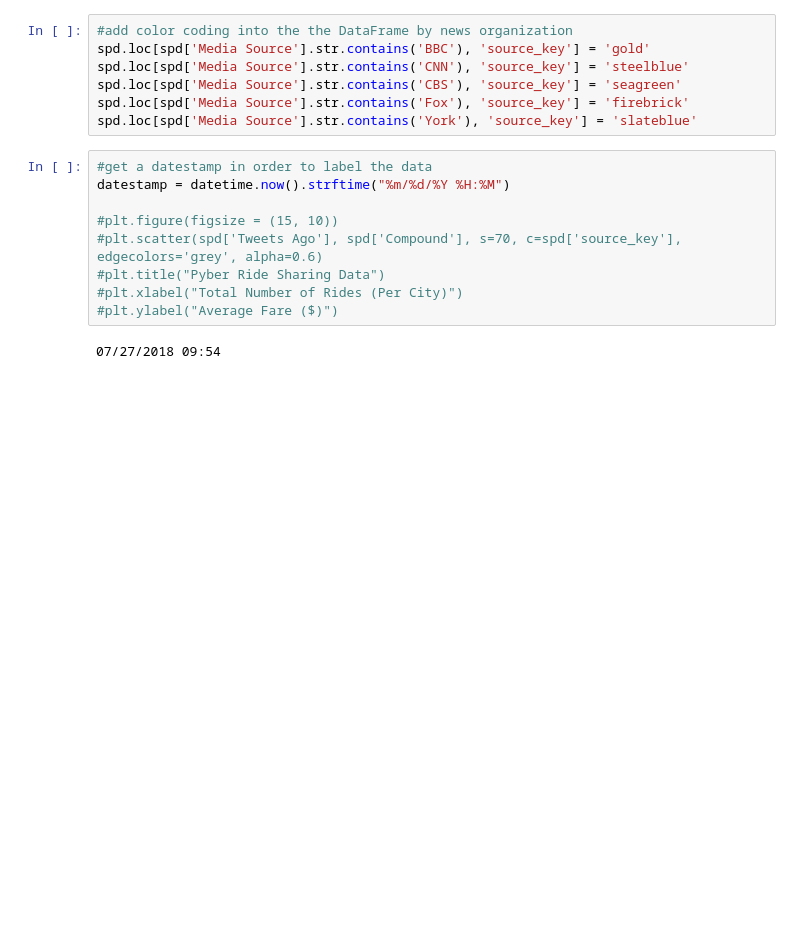
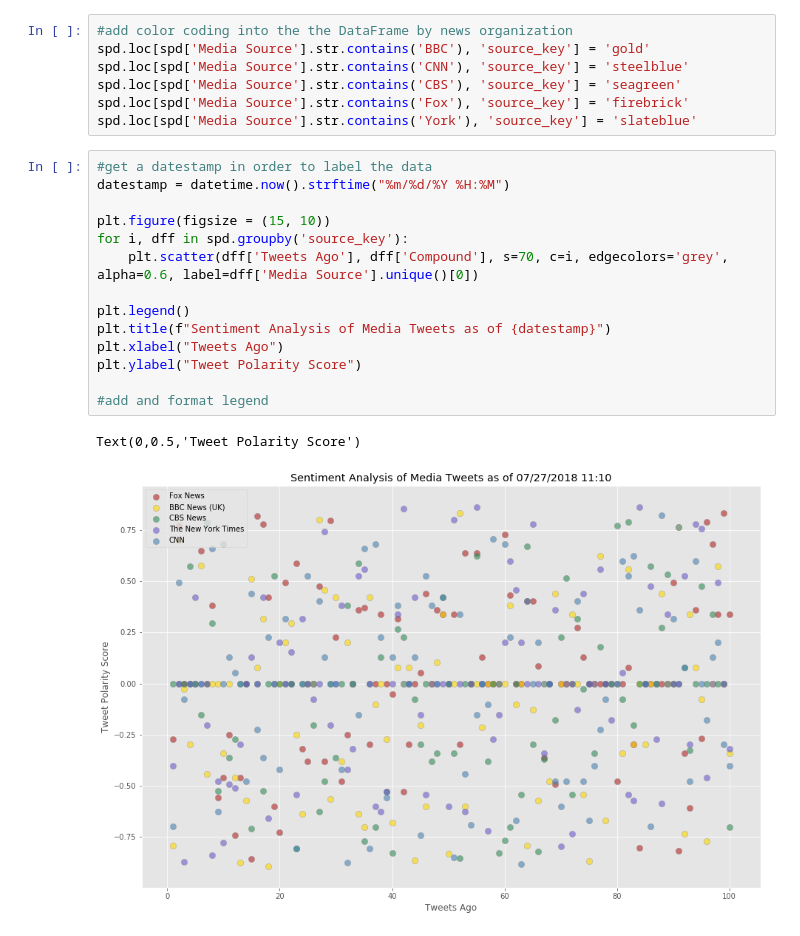
Before and after one commit to laurelic/social-analytics-challenge-news-mood, a Jupyter notebook: NewsMood.ipynb, the cells around one changed output. Saved outputs shown, nothing was run; the diff lists cells and outputs as text; blank space fills up the shorter version.

Commit message:
iterated plots in order generate legend based on source

```diff
--- a/NewsMood.ipynb
+++ b/NewsMood.ipynb
@@ -88,11 +88,17 @@ spd.loc[spd['Media Source'].str.contains('York'), 'source_key'] = 'slateblue'
 # %%
 #get a datestamp in order to label the data
 datestamp = datetime.now().strftime("%m/%d/%Y %H:%M")
 
-#plt.figure(figsize = (15, 10))
-#plt.scatter(spd['Tweets Ago'], spd['Compound'], s=70, c=spd['source_key'], edgecolors='grey', alpha=0.6)
-#plt.title("Pyber Ride Sharing Data")
-#plt.xlabel("Total Number of Rides (Per City)")
-#plt.ylabel("Average Fare ($)")
+plt.figure(figsize = (15, 10))
+for i, dff in spd.groupby('source_key'):
+    plt.scatter(dff['Tweets Ago'], dff['Compound'], s=70, c=i, edgecolors='grey', alpha=0.6, label=dff['Media Source'].unique()[0])
+
+plt.legend()
+plt.title(f"Sentiment Analysis of Media Tweets as of {datestamp}")
+plt.xlabel("Tweets Ago")
+plt.ylabel("Tweet Polarity Score")
+
+#add and format legend
 # %% [output]
-07/27/2018 09:54
+Text(0,0.5,'Tweet Polarity Score')
+[figure, added]
```
